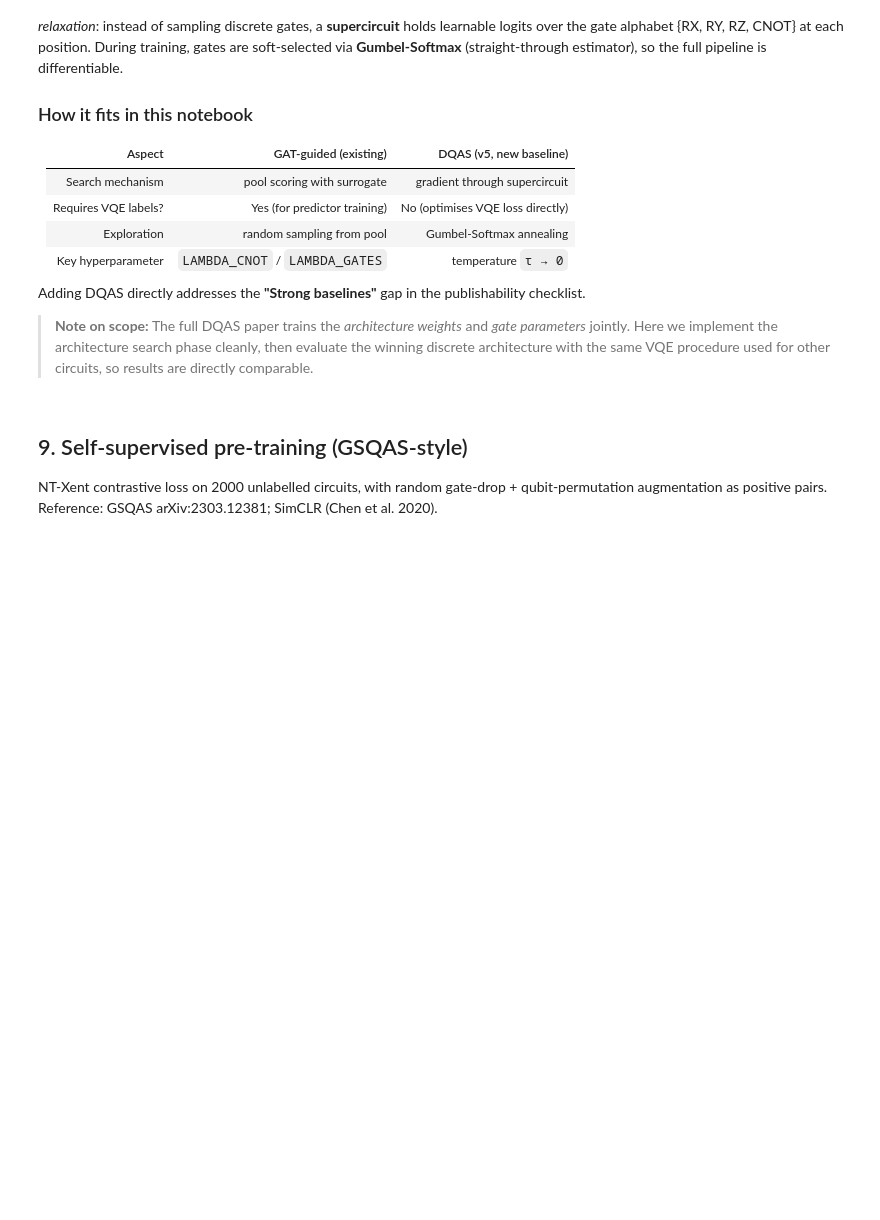
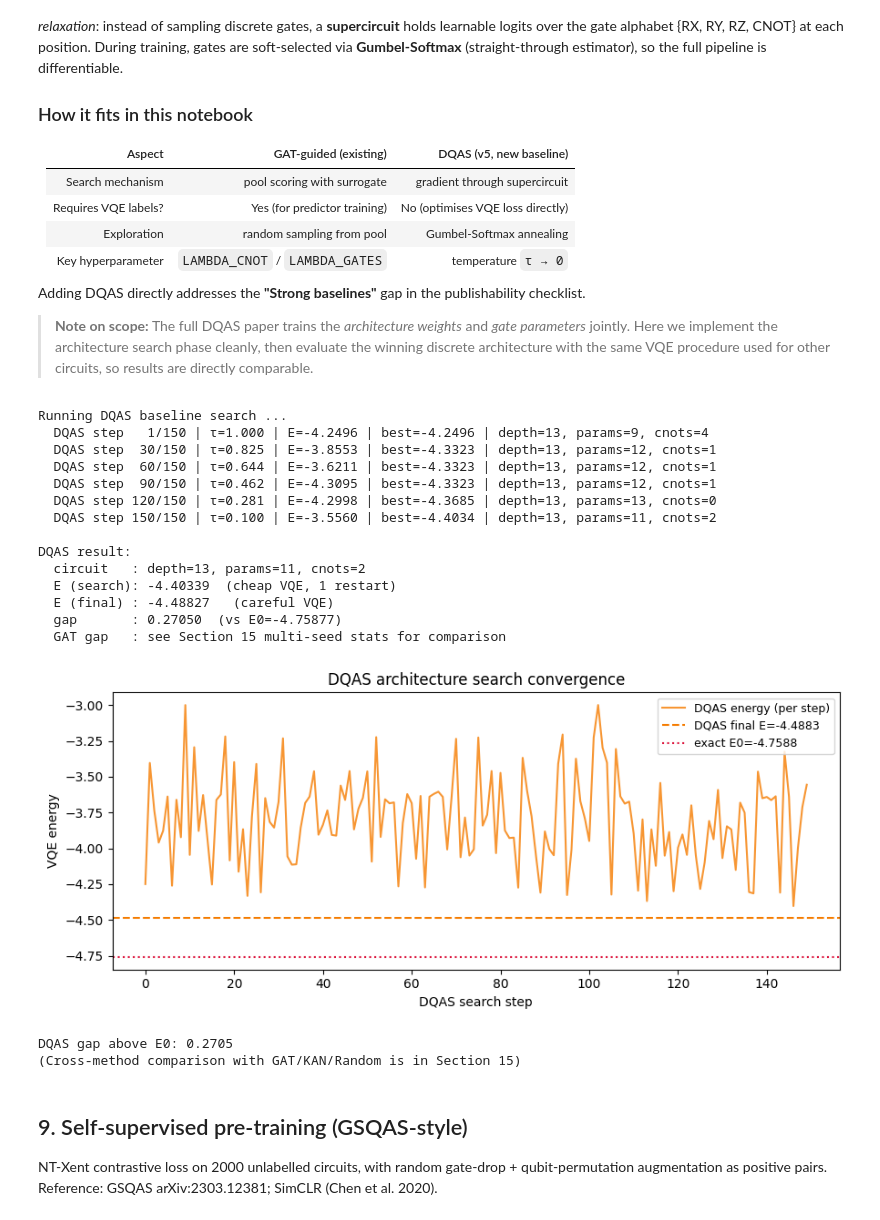
Before and after one commit to SyedT1/Graph-Attention-QAS, a Jupyter notebook: DQAS+KANQAS.ipynb, the cells around one changed output. Cells and saved outputs as stored; diff of their text form; code cells hidden in the pictures; blank space fills up the shorter version.

```diff
--- a/DQAS+KANQAS.ipynb
+++ b/DQAS+KANQAS.ipynb
@@ -802,42 +807,58 @@ def run_dqas(depth=None, n_steps=200, temperature_start=1.0,
 
 
 # ── Run DQAS and compare with GAT-guided ──────────────────────────────────────
 print("Running DQAS baseline search ...")
 dqas_slots, dqas_energy_search, dqas_history = run_dqas(
     n_steps=150, seed=SEED, verbose=True)
 
 # Final careful VQE evaluation on the DQAS-found circuit
 dqas_energy_final = evaluate_circuit(
     dqas_slots,
     steps=cfg.VALIDATE_STEPS,
     restarts=max(cfg.VQE_RESTARTS, 3),
     seed=42)
 
 print(f"\nDQAS result:")
 print(f"  circuit   : {circuit_summary(dqas_slots)}")
 print(f"  E (search): {dqas_energy_search:.5f}  (cheap VQE, 1 restart)")
 print(f"  E (final) : {dqas_energy_final:.5f}   (careful VQE)")
 print(f"  gap       : {dqas_energy_final - E0:.5f}  (vs E0={E0:.5f})")
-print(f"  GAT gap   : {best_energy - E0:.5f}  (for comparison)")
+# Note: GAT-guided best_energy is set in Section 12 (cell 38), which runs
+# after this cell. Cross-method comparison is in Section 15 (multi-seed stats).
+print(f"  GAT gap   : see Section 15 multi-seed stats for comparison")
 
 # ── DQAS convergence plot ────────────────────────────────────────────────────
+# Only DQAS + E0 plotted here; GAT reference line added in Section 15 figure.
 fig, ax = plt.subplots(figsize=(9, 4))
 ax.plot(dqas_history, color="#f57c00", lw=1.5, alpha=0.8, label="DQAS energy (per step)")
 ax.axhline(dqas_energy_final, color="#f57c00", ls="--", lw=1.5,
            label=f"DQAS final E={dqas_energy_final:.4f}")
-ax.axhline(best_energy, color="#5c6bc0", ls="--", lw=1.5,
-           label=f"GAT-guided E={best_energy:.4f}")
-ax.axhline(E0, color="crimson", ls=":", lw=1.5, label=f"E0={E0:.4f}")
+ax.axhline(E0, color="crimson", ls=":", lw=1.5, label=f"exact E0={E0:.4f}")
 ax.set_xlabel("DQAS search step"); ax.set_ylabel("VQE energy")
 ax.set_title("DQAS architecture search convergence")
 ax.legend(fontsize=9); plt.tight_layout(); plt.show()
 
 dqas_gap = dqas_energy_final - E0
-gat_gap  = best_energy        - E0
-print(f"\nBaseline comparison (single seed):")
-print(f"  DQAS gap : {dqas_gap:.4f}")
-print(f"  GAT gap  : {gat_gap:.4f}")
-print(f"  GAT advantage: {dqas_gap - gat_gap:+.4f}")
+print(f"\nDQAS gap above E0: {dqas_gap:.4f}")
+print(f"(Cross-method comparison with GAT/KAN/Random is in Section 15)")
+# %% [output]
+Running DQAS baseline search ...
+  DQAS step   1/150 | τ=1.000 | E=-4.2496 | best=-4.2496 | depth=13, params=9, cnots=4
+  DQAS step  30/150 | τ=0.825 | E=-3.8553 | best=-4.3323 | depth=13, params=12, cnots=1
+  DQAS step  60/150 | τ=0.644 | E=-3.6211 | best=-4.3323 | depth=13, params=12, cnots=1
+  DQAS step  90/150 | τ=0.462 | E=-4.3095 | best=-4.3323 | depth=13, params=12, cnots=1
+  DQAS step 120/150 | τ=0.281 | E=-4.2998 | best=-4.3685 | depth=13, params=13, cnots=0
+  DQAS step 150/150 | τ=0.100 | E=-3.5560 | best=-4.4034 | depth=13, params=11, cnots=2
+
+DQAS result:
+  circuit   : depth=13, params=11, cnots=2
+  E (search): -4.40339  (cheap VQE, 1 restart)
+  E (final) : -4.48827   (careful VQE)
+  gap       : 0.27050  (vs E0=-4.75877)
+  GAT gap   : see Section 15 multi-seed stats for comparison
+[figure, added]
+DQAS gap above E0: 0.2705
+(Cross-method comparison with GAT/KAN/Random is in Section 15)
 # %% [markdown]
 ## 9. Self-supervised pre-training (GSQAS-style)
 
```
Also changed, not shown: parts of 19 cells of this notebook.
